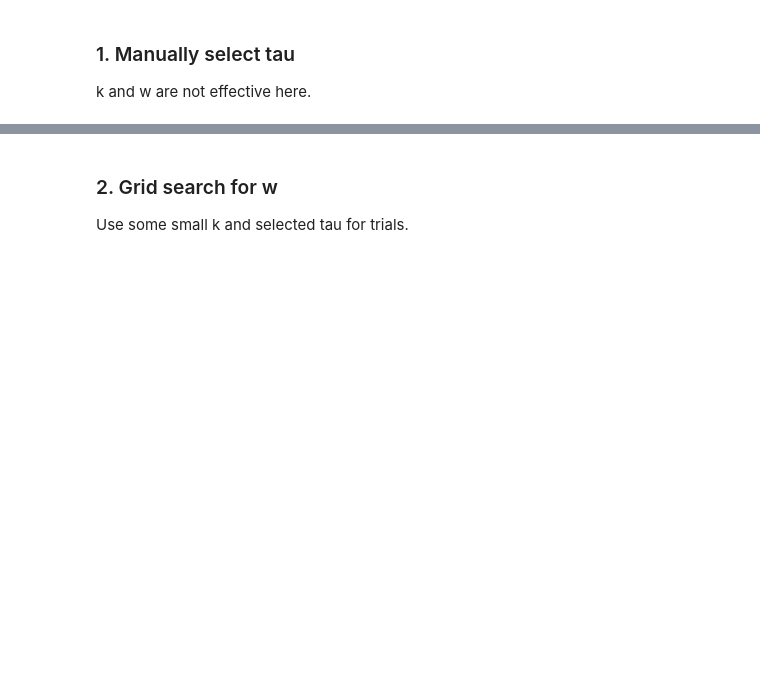
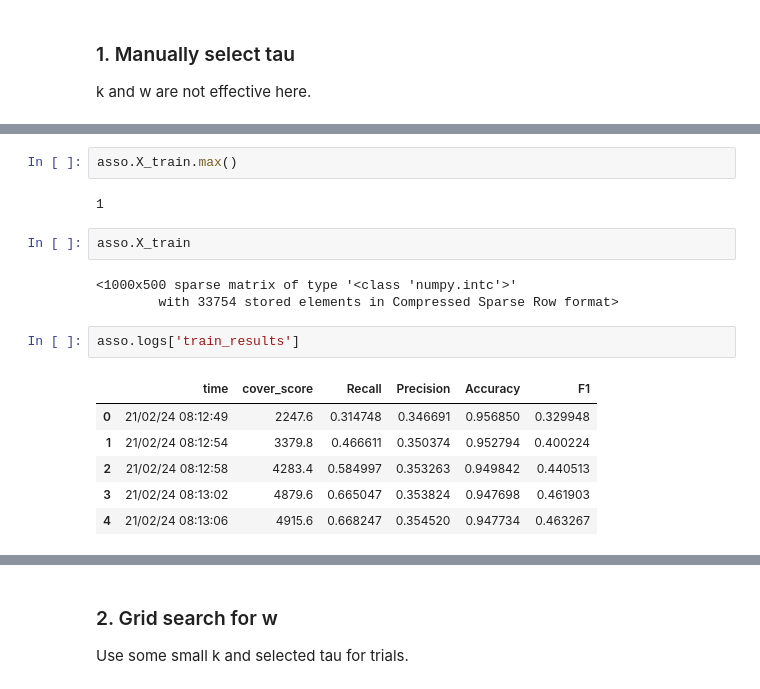
Before and after one commit to PreferredAI/PyBMF, a Jupyter notebook: examples/ex02_2_Asso_prediction_generated_ratiosplit.ipynb, the cells around one changed output, grey strips where cells are left out. Drawn from its saved outputs; the diff is of its cells as text; blank space fills up the shorter version.

```diff
--- a/examples/ex02_2_Asso_prediction_generated_ratiosplit.ipynb
+++ b/examples/ex02_2_Asso_prediction_generated_ratiosplit.ipynb
@@ -112,0 +114,18 @@ for tau in tau_list:
+# %%
+asso.X_train.max()
+# %% [output]
+1
+# %%
+asso.X_train
+# %% [output]
+<1000x500 sparse matrix of type '<class 'numpy.intc'>'
+        with 33754 stored elements in Compressed Sparse Row format>
+# %%
+asso.logs['train_results']
+# %% [output]
+|  | time | cover_score | Recall | Precision | Accuracy | F1 |
+| 0 | 21/02/24 08:12:49 | 2247.6 | 0.314748 | 0.346691 | 0.956850 | 0.329948 |
+| 1 | 21/02/24 08:12:54 | 3379.8 | 0.466611 | 0.350374 | 0.952794 | 0.400224 |
+| 2 | 21/02/24 08:12:58 | 4283.4 | 0.584997 | 0.353263 | 0.949842 | 0.440513 |
+| 3 | 21/02/24 08:13:02 | 4879.6 | 0.665047 | 0.353824 | 0.947698 | 0.461903 |
+| 4 | 21/02/24 08:13:06 | 4915.6 | 0.668247 | 0.354520 | 0.947734 | 0.463267 |
```
Also changed, not shown: parts of 4 cells of this notebook, 24 other files.
